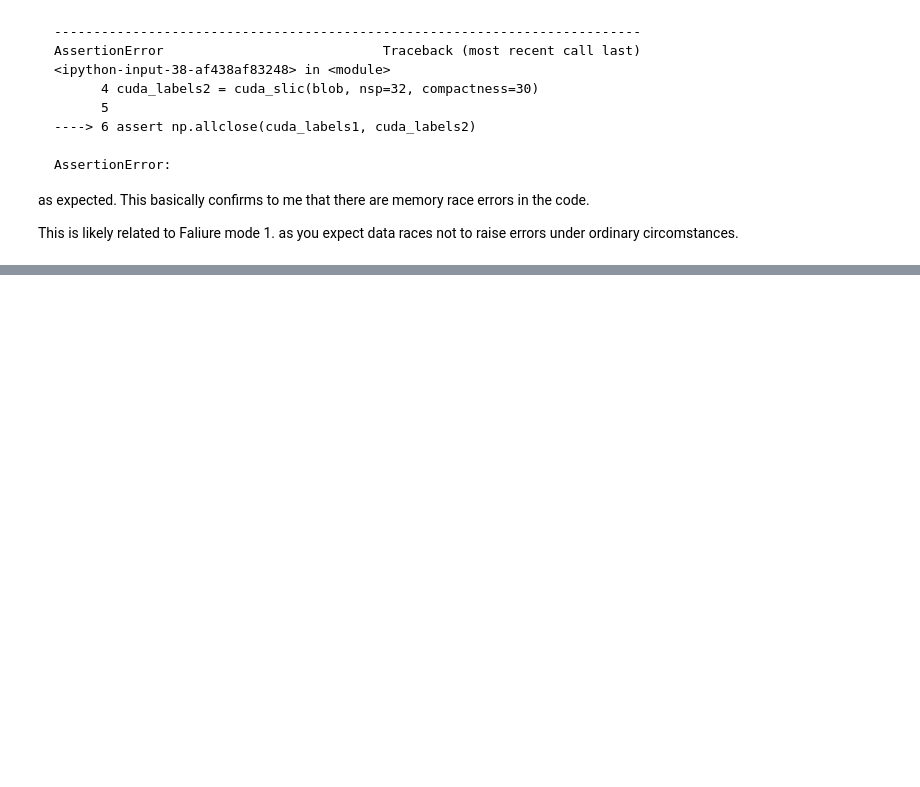
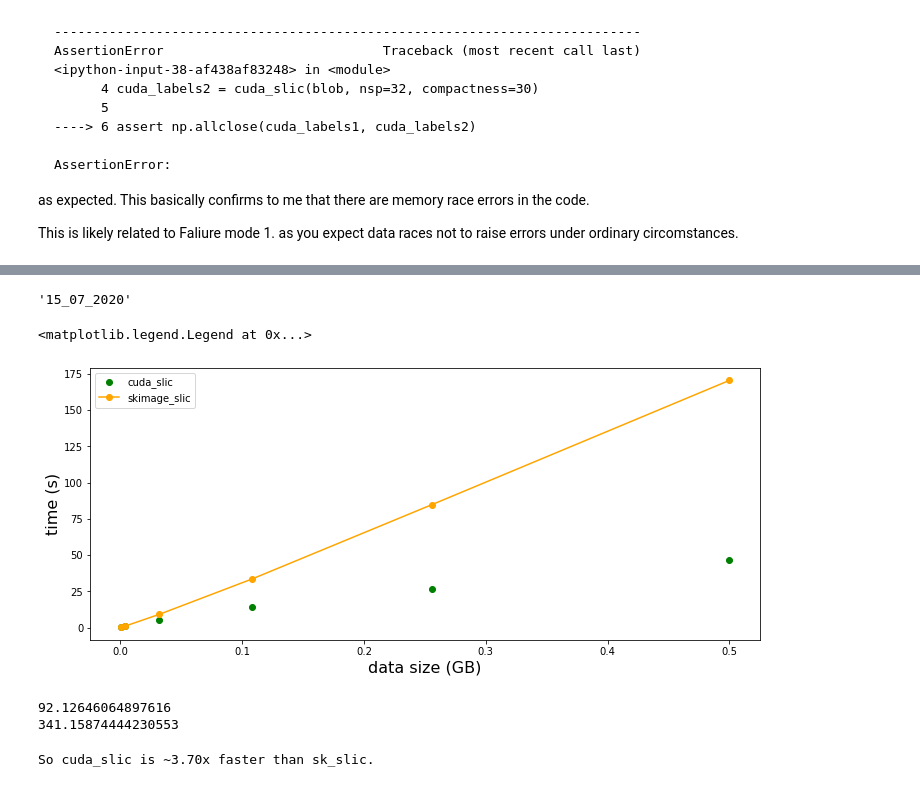
Before and after one commit to rosalindfranklininstitute/cuda-slic, a Jupyter notebook: notebooks/exploring_slic3d.ipynb, the cells around one changed output, grey strips where cells are left out. Cells and saved outputs as stored; diff of their text form; code cells hidden in the pictures; blank space fills up the shorter version.

Commit message:
benchmarking cuda slic vs skimage slic algo. Result: cuda is ~3.7 times faster than the skimage cython implementation.

```diff
--- a/notebooks/exploring_slic3d.ipynb
+++ b/notebooks/exploring_slic3d.ipynb
@@ -99,6 +98,8 @@ interactive(children=(FloatSlider(value=149.991, description='cuda_c', max=300.0
 # %% [markdown]
 ## Cuda SLIC Failiure Modes
 From playing around with the parameters I was able to discover a few inputs that causes the cuda_slic algorithm to throw an error.
+# %%
+RUN_TESTS = False
 # %% [markdown]
 ### 1. input array (500, 500, 500), nps>50_000, compactness=30:
 
@@ -168,7 +166,8 @@ print(len(np.unique(sk_labels)))
 
 ### 2. input array of size less than (32, 32, 32) fails with "`IndexError`: too many indices for array"
 # %%
-blob = data.binary_blobs(length=31, n_dim=3, seed=2)
-blob = img_as_float32(blob)
-cuda_labels = cuda_slic(blob, nsp=10, compactness=30)
-print(len(np.unique(cuda_labels)))
+if RUN_TESTS:
+    blob = data.binary_blobs(length=31, n_dim=3, seed=2)
+    blob = img_as_float32(blob)
+    cuda_labels = cuda_slic(blob, nsp=10, compactness=30)
+    print(len(np.unique(cuda_labels)))
@@ -263,0 +285,20 @@ ordinary circomstances.
+# %%
+DO_BENCHMARK = True
+SAVE_BENCHMARK = True
+
+def generate_benchmark():
+    df = pd.DataFrame(columns=["bytes", "cuda_time", "skimage_time"])
+    lengths = [50, 100, 200, 300, 400, 500]
+    for i in range(len(lengths)):
+        row = []
+        row.append(lengths[i]**3*4) #number of bytes to be processed
+        blob = data.binary_blobs(length=lengths[i], n_dim=3, seed=2)
+        blob = img_as_float32(blob)
+        measurement1 = %timeit -n1 -r1 -o cuda_slic(blob, nsp=lengths[i], compactness=30)
+        row.append(measurement1.average)
+        measurement2 = %timeit -n1 -r1 -o sk_slic(blob, n_segments=lengths[i], compactness=1, multichannel=False)
+        row.append(measurement2.average)
+        df.loc[i] = row
+    return df
+if DO_BENCHMARK:
+    df = generate_benchmark()
@@ -263,0 +318,7 @@ ordinary circomstances.
+# %%
+from datetime import datetime
+
+d = datetime.now()
+d.strftime("%d_%m_%Y")
+# %% [output]
+'15_07_2020'
@@ -263,0 +331,14 @@ ordinary circomstances.
+# %%
+ndf = df.copy()
+# %%
+ndf["g_bytes"] = ndf["bytes"]/10**9
+
+fig, ax = plt.subplots(1,1,figsize=(12,5))
+plt.plot(ndf.g_bytes, ndf.cuda_time, "go", label="cuda_slic")
+plt.plot(ndf.g_bytes, ndf.skimage_time, color="orange", marker="o", label="skimage_slic")
+plt.xlabel("data size (GB)", size=16)
+plt.ylabel("time (s)", size=16)
+plt.legend()
+# %% [output]
+<matplotlib.legend.Legend at 0x...>
+[figure, added]
@@ -263,0 +350,9 @@ ordinary circomstances.
+# %%
+print(slope_cuda);print(slope_skimage)
+# %% [output]
+92.12646064897616
+341.15874444230553
+# %%
+print("So cuda_slic is ~{:.2f}x faster than sk_slic.".format(slope_skimage/slope_cuda))
+# %% [output]
+So cuda_slic is ~3.70x faster than sk_slic.
```
Also changed, not shown: parts of 12 cells of this notebook, 2 other files.
